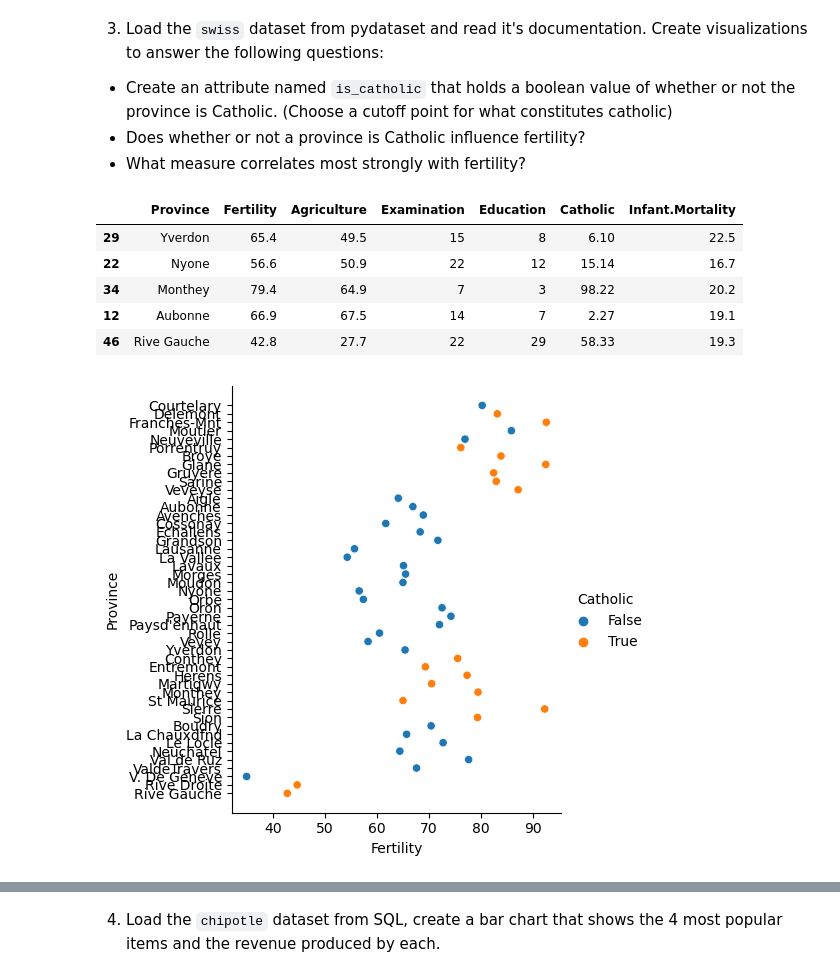
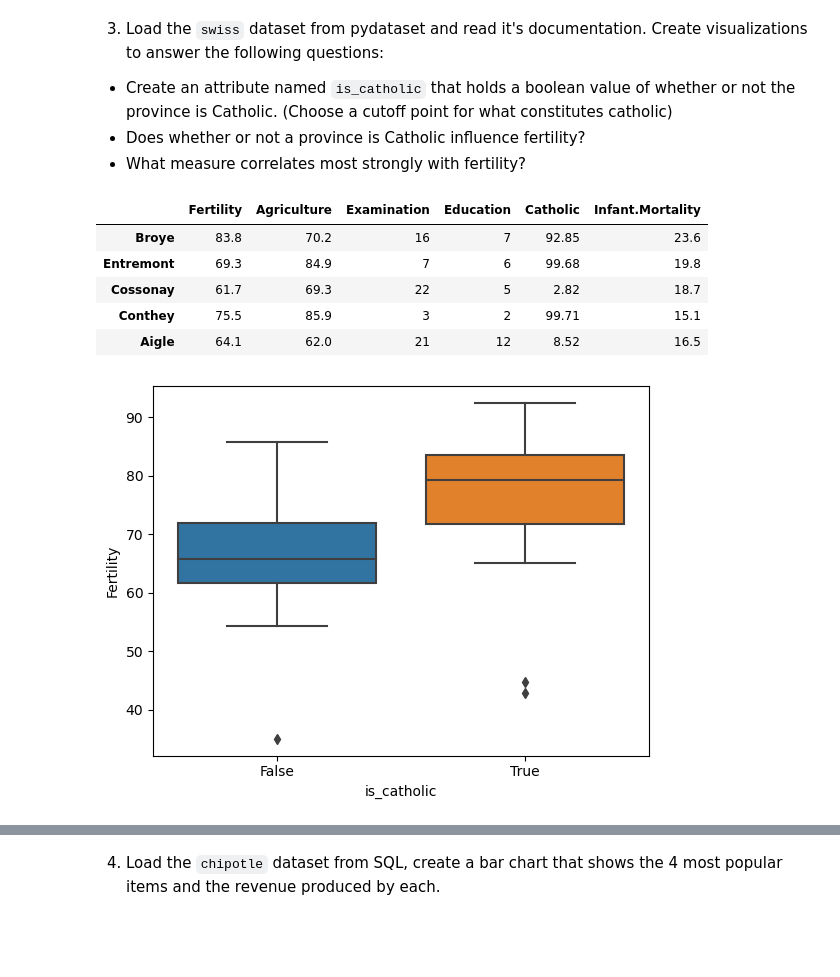
Before and after one commit to tkephart96/numpy-pandas-visualization-exercises, a Jupyter notebook: seaborne_exercises.ipynb, the cells around one changed output, grey strips where cells are left out. Saved outputs shown, nothing was run; the diff lists cells and outputs as text; code cells hidden in the pictures; blank space fills up the shorter version.

```diff
--- a/seaborne_exercises.ipynb
+++ b/seaborne_exercises.ipynb
@@ -121,21 +115,21 @@ plt.show()
 # %%
 # data('swiss',show_doc=True)
 # %%
-swiss = data('swiss').reset_index()
-swiss = swiss.rename(columns={'index':'Province'})
+swiss = data('swiss')
 swiss.sample(5)
 # %% [output]
-|  | Province | Fertility | Agriculture | Examination | Education | Catholic | Infant.Mortality |
-| 29 | Yverdon | 65.4 | 49.5 | 15 | 8 | 6.10 | 22.5 |
-| 22 | Nyone | 56.6 | 50.9 | 22 | 12 | 15.14 | 16.7 |
-| 34 | Monthey | 79.4 | 64.9 | 7 | 3 | 98.22 | 20.2 |
-| 12 | Aubonne | 66.9 | 67.5 | 14 | 7 | 2.27 | 19.1 |
-| 46 | Rive Gauche | 42.8 | 27.7 | 22 | 29 | 58.33 | 19.3 |
+|  | Fertility | Agriculture | Examination | Education | Catholic | Infant.Mortality |
+| Broye | 83.8 | 70.2 | 16 | 7 | 92.85 | 23.6 |
+| Entremont | 69.3 | 84.9 | 7 | 6 | 99.68 | 19.8 |
+| Cossonay | 61.7 | 69.3 | 22 | 5 | 2.82 | 18.7 |
+| Conthey | 75.5 | 85.9 | 3 | 2 | 99.71 | 15.1 |
+| Aigle | 64.1 | 62.0 | 21 | 12 | 8.52 | 16.5 |
 # %%
-is_catholic = swiss.Catholic>50
+swiss['is_catholic'] = swiss.Catholic>50
 # %%
-sns.relplot(data=swiss, y='Province', x='Fertility', hue=is_catholic)
+# sns.relplot(data=swiss, y='Province', x='Fertility', hue='is_catholic')
+sns.boxplot(data=swiss, x='is_catholic', y='Fertility')
 plt.show()
 # %% [output]
-[figure, old version]
+[figure, new version]
 # %%
```
Also changed, not shown: parts of 13 cells of this notebook.
